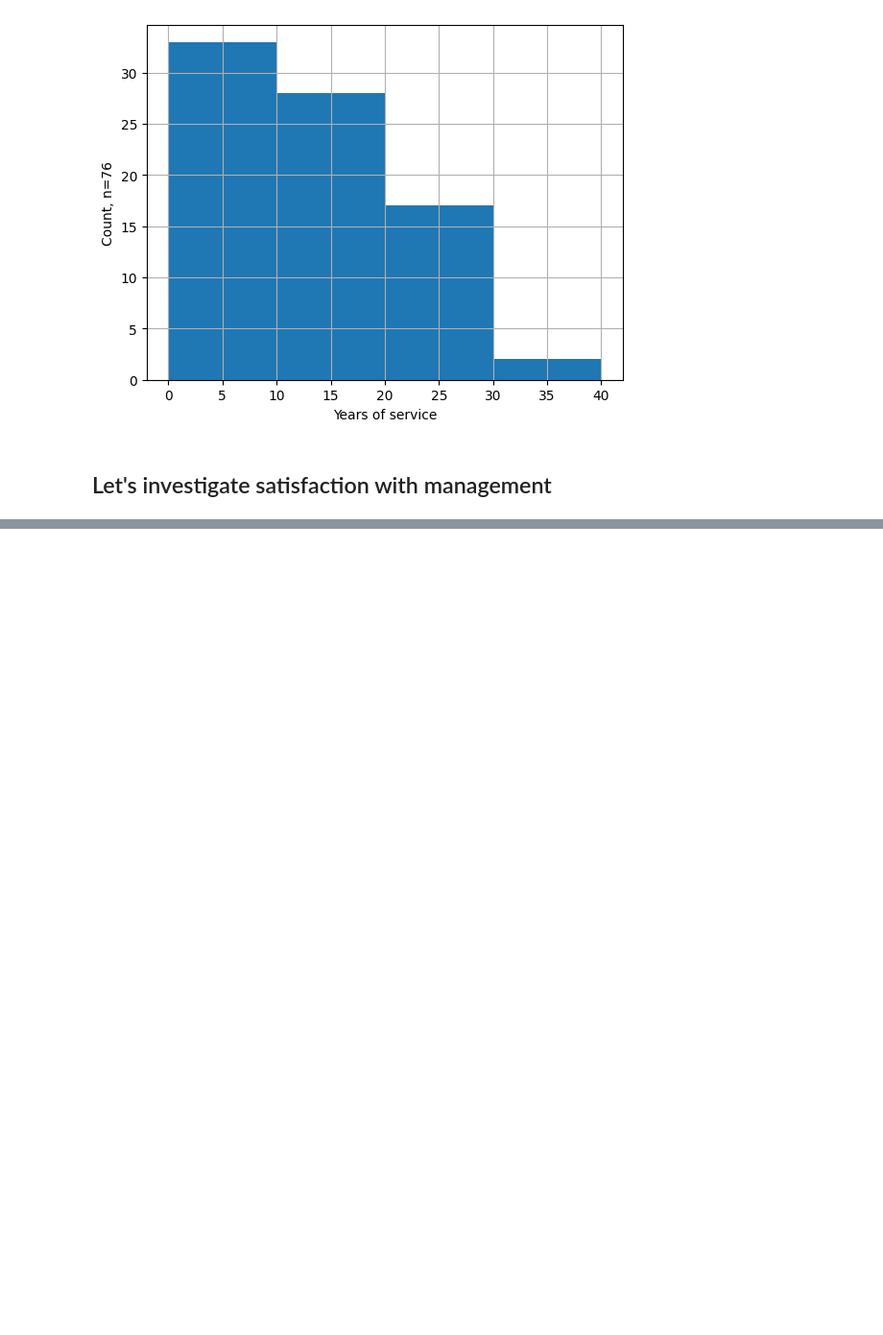
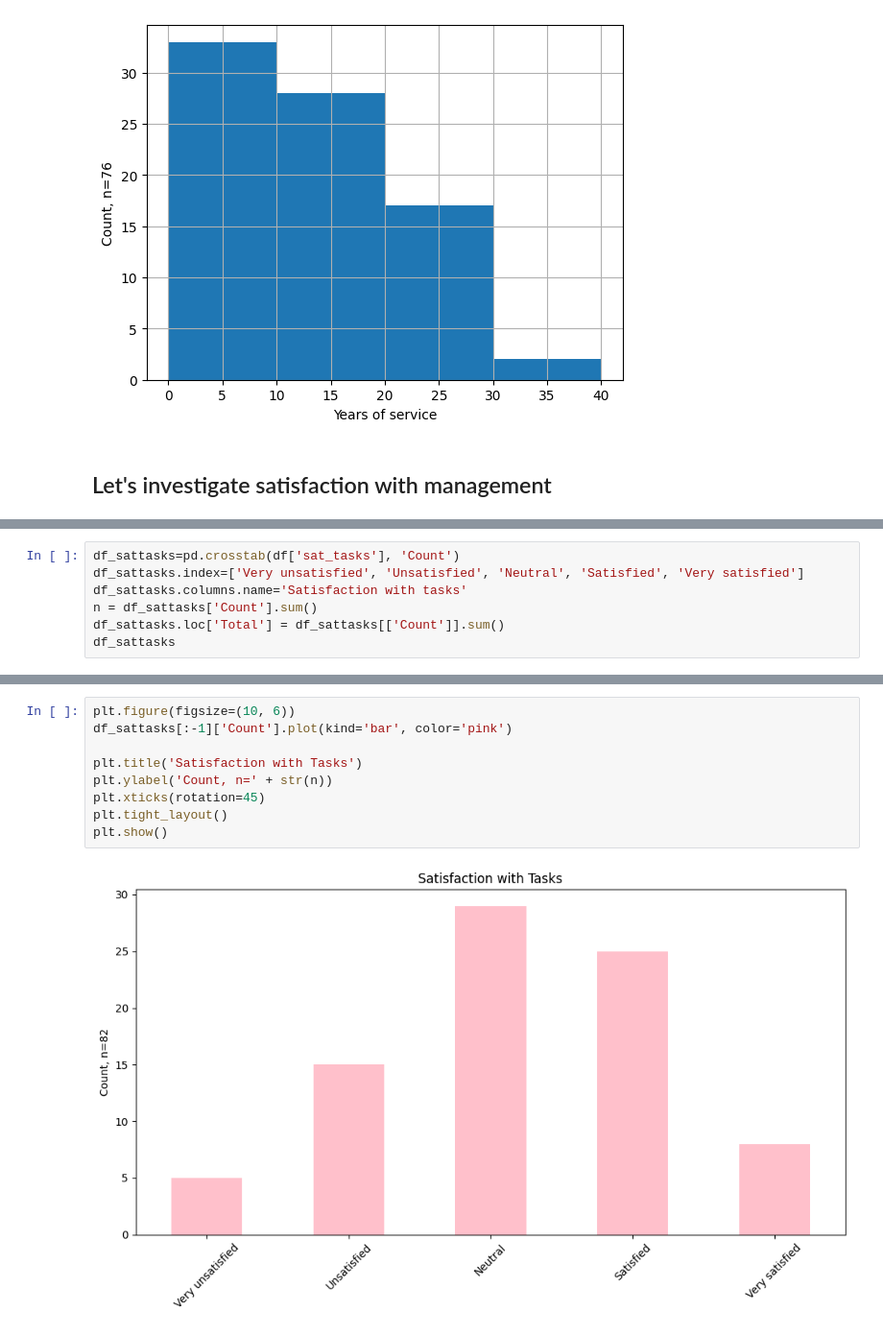
Before and after one commit to jemlau/DataAnalysisProject, a Jupyter notebook: harjoitustyöJEMINA.ipynb, the cells around one changed output, grey strips where cells are left out. Shown at 96% size. Saved outputs shown, nothing was run; the diff lists cells and outputs as text; blank space fills up the shorter version.

```diff
--- a/harjoitustyöJEMINA.ipynb
+++ b/harjoitustyöJEMINA.ipynb
@@ -129,0 +133,7 @@ plt.show()
+# %%
+df_sattasks=pd.crosstab(df['sat_tasks'], 'Count')
+df_sattasks.index=['Very unsatisfied', 'Unsatisfied', 'Neutral', 'Satisfied', 'Very satisfied']
+df_sattasks.columns.name='Satisfaction with tasks'
+n = df_sattasks['Count'].sum()
+df_sattasks.loc['Total'] = df_sattasks[['Count']].sum()
+df_sattasks
@@ -129,0 +148,11 @@ plt.show()
+# %%
+plt.figure(figsize=(10, 6))
+df_sattasks[:-1]['Count'].plot(kind='bar', color='pink')
+
+plt.title('Satisfaction with Tasks')
+plt.ylabel('Count, n=' + str(n))
+plt.xticks(rotation=45)
+plt.tight_layout()
+plt.show()
+# %% [output]
+[figure, added]
```
Also changed, not shown: parts of 10 cells of this notebook.
